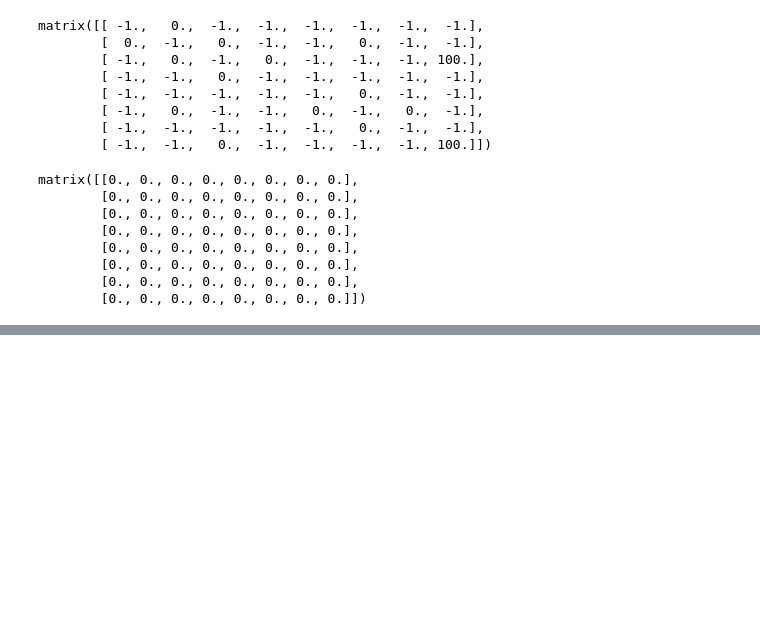
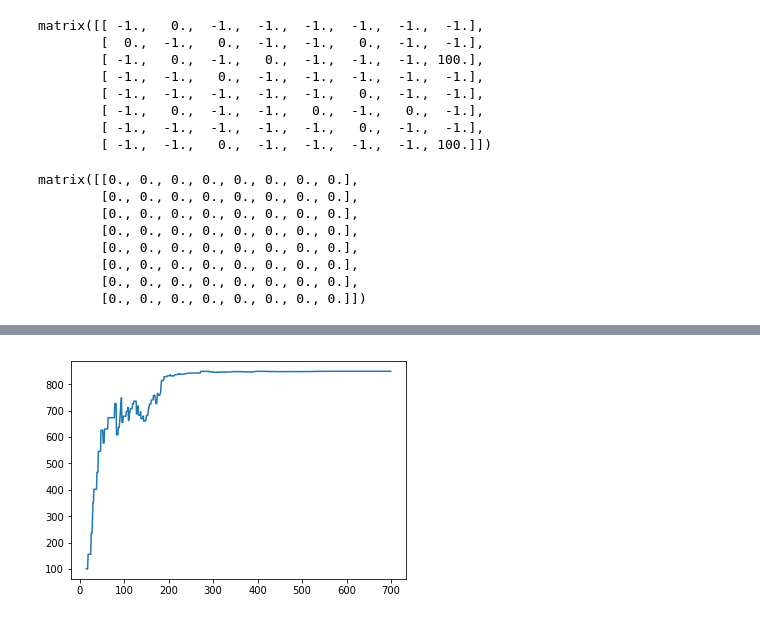
Before and after one commit to akshayrana1139/fun-with-ai, a Jupyter notebook: Reinforcement/Shortest Path using Q Learning.ipynb, the cells around one changed output, grey strips where cells are left out. Drawn from its saved outputs; the diff is of its cells as text; code cells hidden in the pictures; blank space fills up the shorter version.

```diff
--- a/Reinforcement/Shortest Path using Q Learning.ipynb
+++ b/Reinforcement/Shortest Path using Q Learning.ipynb
@@ -4,6 +4,7 @@
 import numpy as np
 import pylab as plt
 points_list = [(0,1), (1,5), (5,6), (5,4), (1,2), (2,3), (2,7)]
+MATRIX_SIZE = 8
 # %%
 goal = 7
 import networkx as nx
@@ -19,5 +20,5 @@ plt.show()
 # %%
-R = np.matrix(np.ones(shape=(8,8)))
+R = np.matrix(np.ones(shape=(MATRIX_SIZE,MATRIX_SIZE)))
 R *= -1
 R
 # %% [output]
@@ -64,7 +65,7 @@ matrix([[ -1.,   0.,  -1.,  -1.,  -1.,  -1.,  -1.,  -1.],
         [ -1.,  -1.,  -1.,  -1.,  -1.,   0.,  -1.,  -1.],
         [ -1.,  -1.,   0.,  -1.,  -1.,  -1.,  -1., 100.]])
 # %%
-Q = np.matrix(np.zeros([8,8]))
+Q = np.matrix(np.zeros([MATRIX_SIZE, MATRIX_SIZE]))
 
 # learning parameter
 gamma = 0.8
@@ -171,0 +277,67 @@ Most efficient path:
+# %%
+Q = np.matrix(np.zeros([MATRIX_SIZE,MATRIX_SIZE]))
+
+# subtract bees with smoke, this gives smoke a negative effect
+enviro_matrix = enviro_bees - enviro_smoke
+
+# Get available actions in the current state
+available_act = available_actions(initial_state)
+
+# Sample next action to be performed
+action = sample_next_action(available_act)
+
+# This function updates the Q matrix according to the path selected and the Q
+# learning algorithm
+def update(current_state, action, gamma):
+
+    max_index = np.where(Q[action,] == np.max(Q[action,]))[1]
+
+    if max_index.shape[0] > 1:
+        max_index = int(np.random.choice(max_index, size = 1))
+    else:
+        max_index = int(max_index)
+    max_value = Q[action, max_index]
+
+    Q[current_state, action] = R[current_state, action] + gamma * max_value
+    print('max_value', R[current_state, action] + gamma * max_value)
+
+    environment = collect_environmental_data(action)
+    if 'b' in environment:
+        enviro_matrix[current_state, action] += 1
+    if 's' in environment:
+        enviro_matrix[current_state, action] -= 1
+
+    return(np.sum(Q/np.max(Q)*100))
+
+update(initial_state,action,gamma)
+
+enviro_matrix_snap = enviro_matrix.copy()
+
+def available_actions_with_enviro_help(state):
+    current_state_row = R[state,]
+    av_act = np.where(current_state_row >= 0)[1]
+    # if there are multiple routes, dis-favor anything negative
+    env_pos_row = enviro_matrix_snap[state,av_act]
+    if (np.sum(env_pos_row < 0)):
+        # can we remove the negative directions from av_act?
+        temp_av_act = av_act[np.array(env_pos_row)[0]>=0]
+        if len(temp_av_act) > 0:
+            print('going from:',av_act)
+            print('to:',temp_av_act)
+            av_act = temp_av_act
+    return av_act
+
+# Training
+scores = []
+for i in range(700):
+    current_state = np.random.randint(0, int(Q.shape[0]))
+    available_act = available_actions_with_enviro_help(current_state)
+    action = sample_next_action(available_act)
+    score = update(current_state,action,gamma)
+    scores.append(score)
+    print ('Score:', str(score))
+
+
+plt.plot(scores)
+plt.show()
+# %% [output]
@@ -171,0 +378 @@ Most efficient path:
+[figure, added]
```
Also changed, not shown: parts of 6 cells of this notebook.
